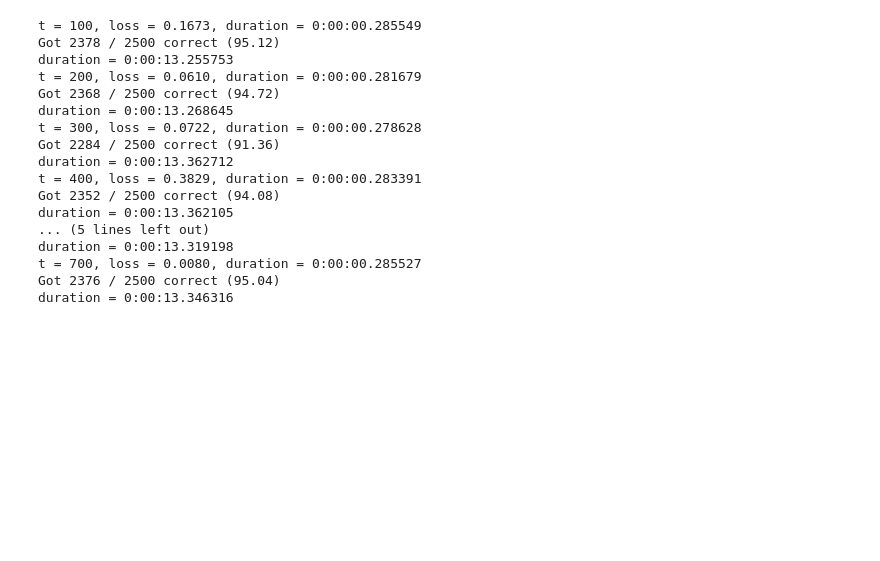
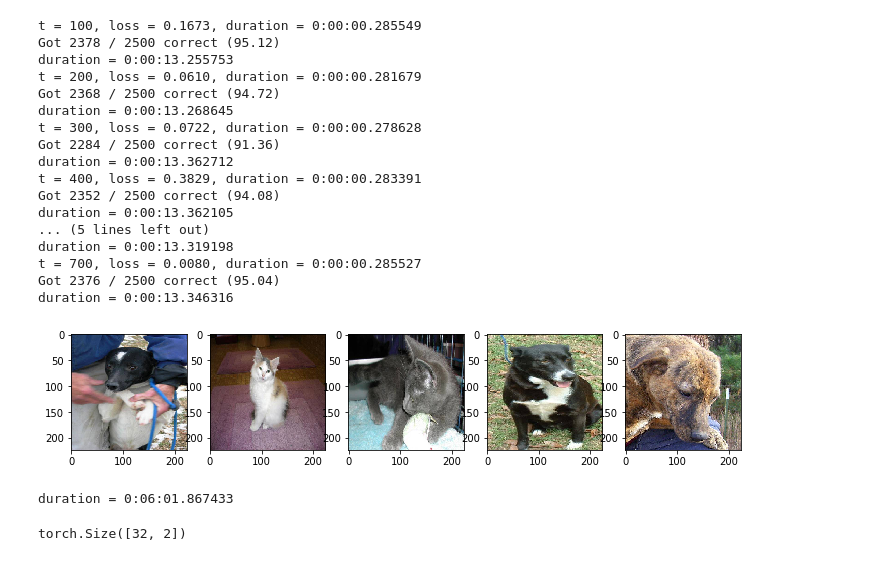
Before and after one commit to zingp/kaggle, a Jupyter notebook: dogs-vs-cats/dogs-vs-cats-pytorch.ipynb, the cells around one changed output. Saved outputs shown, nothing was run; the diff lists cells and outputs as text; code cells hidden in the pictures; blank space fills up the shorter version.

```diff
--- a/dogs-vs-cats/dogs-vs-cats-pytorch.ipynb
+++ b/dogs-vs-cats/dogs-vs-cats-pytorch.ipynb
@@ -189,3 +177,5 @@ duration = 0:00:13.319198
 t = 700, loss = 0.0080, duration = 0:00:00.285527
 Got 2376 / 2500 correct (95.04)
 duration = 0:00:13.346316
+# %%
+testdir = './data/'
@@ -191,0 +192,9 @@ duration = 0:00:13.346316
+# %%
+images=[os.path.join(testdir,'test2',f) for f in sorted(os.listdir(os.path.join(testdir,'./test2')))]
+# %%
+f = plt.figure(figsize=(12,6))
+for i, x in enumerate(images[:5]):
+    f.add_subplot(1, 5, i + 1)
+    plt.imshow(Image.open(x).resize((224,224)))
+# %% [output]
+[figure, added]
@@ -191,0 +213,8 @@ duration = 0:00:13.346316
+# %%
+preds = run_test(model, test_loader)
+# %% [output]
+duration = 0:06:01.867433
+# %%
+preds[0].shape
+# %% [output]
+torch.Size([32, 2])
```
Also changed, not shown: parts of 8 cells of this notebook.
